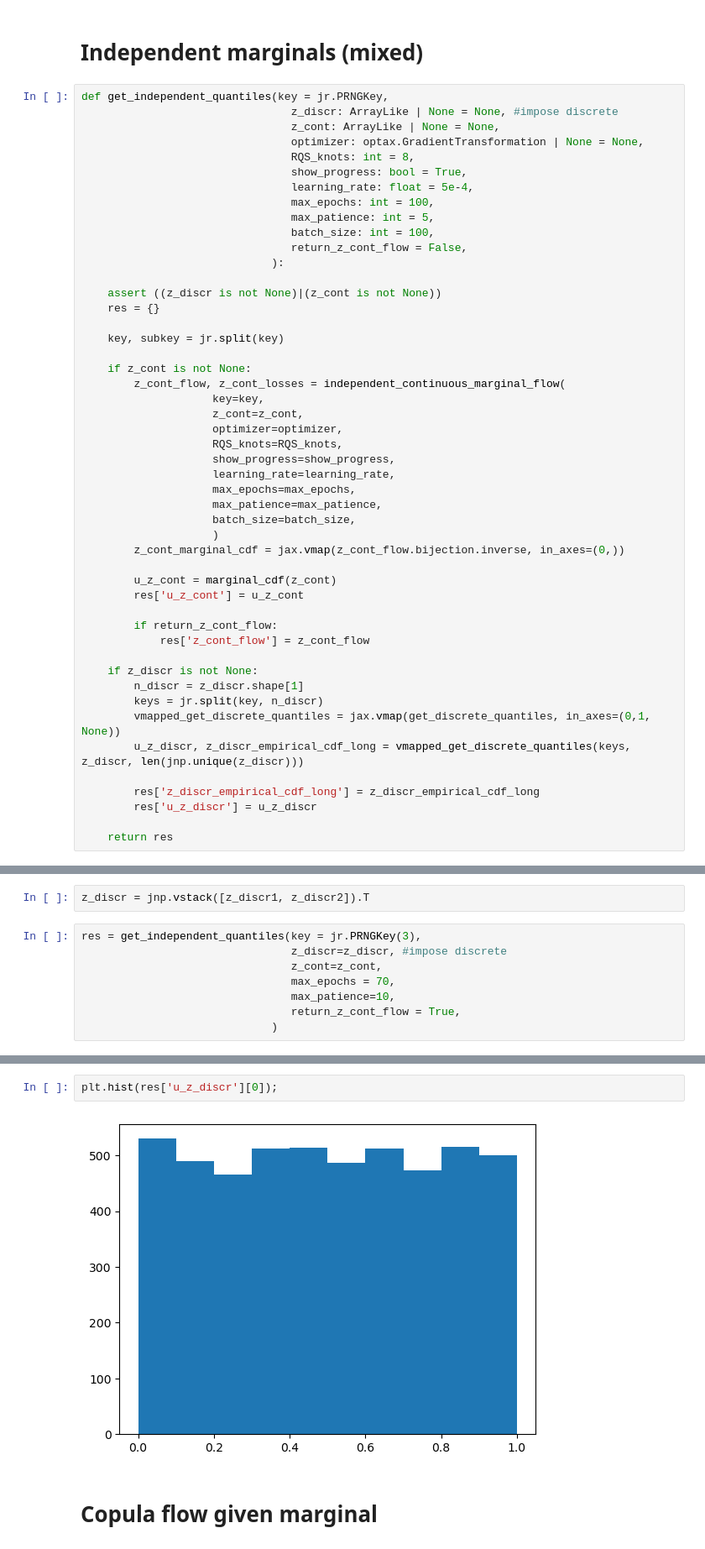
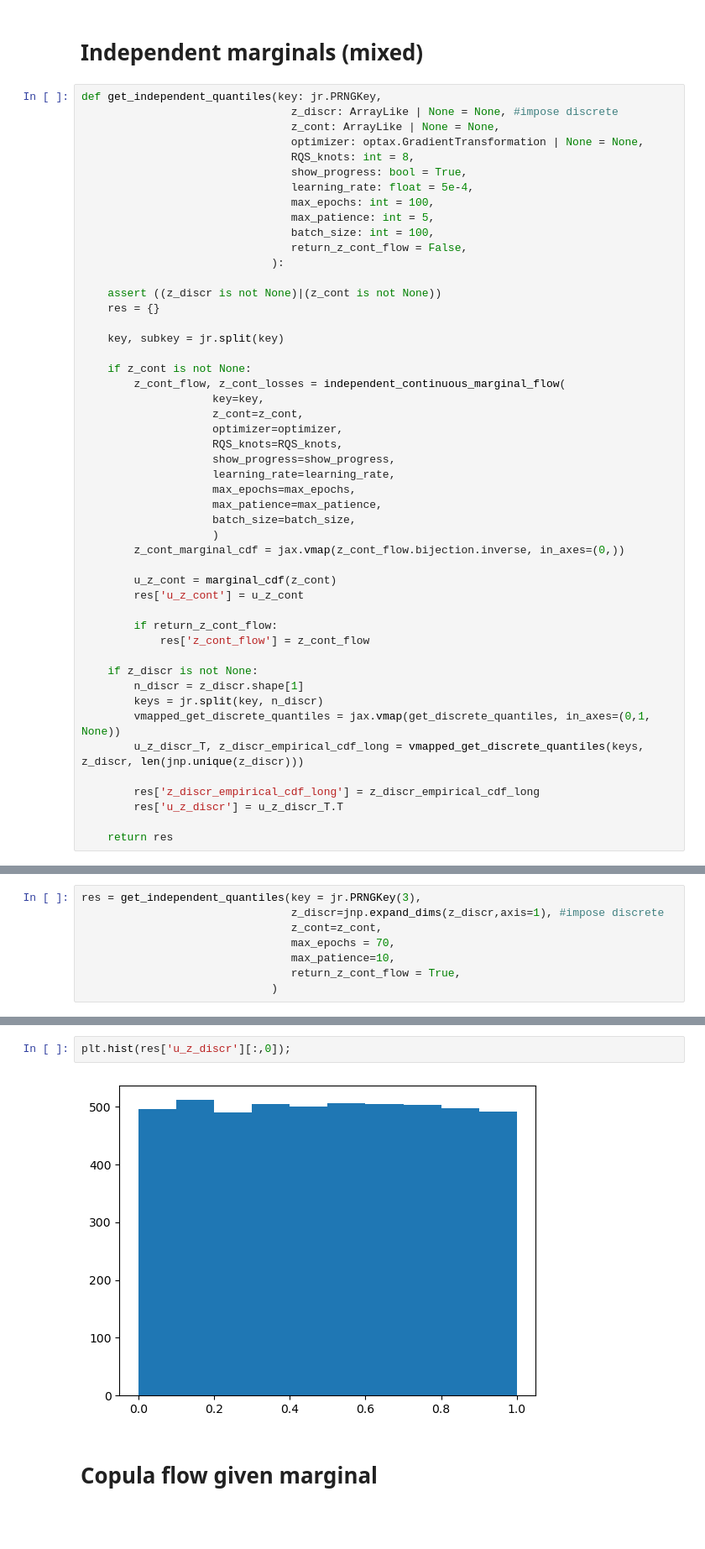
Before and after one commit to llaurabatt/frugal-flows, a Jupyter notebook: clean_playground.ipynb, the cells around one changed output, grey strips where cells are left out. Shown at 84% size. Drawn from its saved outputs; the diff is of its cells as text; blank space fills up the shorter version.

```diff
--- a/clean_playground.ipynb
+++ b/clean_playground.ipynb
@@ -193,7 +194,7 @@ plt.hist(u_z_discr);
 # %% [markdown]
 # Independent marginals (mixed)
 # %%
-def get_independent_quantiles(key = jr.PRNGKey,
+def get_independent_quantiles(key: jr.PRNGKey,
                                 z_discr: ArrayLike | None = None, #impose discrete
                                 z_cont: ArrayLike | None = None,
                                 optimizer: optax.GradientTransformation | None = None,
@@ -235,10 +236,10 @@ def get_independent_quantiles(key = jr.PRNGKey,
         n_discr = z_discr.shape[1]
         keys = jr.split(key, n_discr)
         vmapped_get_discrete_quantiles = jax.vmap(get_discrete_quantiles, in_axes=(0,1, None))
-        u_z_discr, z_discr_empirical_cdf_long = vmapped_get_discrete_quantiles(keys, z_discr, len(jnp.unique(z_discr)))
+        u_z_discr_T, z_discr_empirical_cdf_long = vmapped_get_discrete_quantiles(keys, z_discr, len(jnp.unique(z_discr)))
 
         res['z_discr_empirical_cdf_long'] = z_discr_empirical_cdf_long
-        res['u_z_discr'] = u_z_discr
+        res['u_z_discr'] = u_z_discr_T.T
 
     return res
 # %%
@@ -255,8 +250,6 @@ z_discr2 = jr.categorical(jr.PRNGKey(998), logits=jnp.array([jnp.log(logit_args[
-# %%
-z_discr = jnp.vstack([z_discr1, z_discr2]).T
 # %%
 res = get_independent_quantiles(key = jr.PRNGKey(3),
-                                z_discr=z_discr, #impose discrete
+                                z_discr=jnp.expand_dims(z_discr,axis=1), #impose discrete
                                 z_cont=z_cont,
                                 max_epochs = 70,
                                 max_patience=10,
@@ -272,7 +266,7 @@ Array([[0.229     , 0.5572    , 1.        , 1.        , 1.        ,
 # %%
-plt.hist(res['u_z_discr'][0]);
+plt.hist(res['u_z_discr'][:,0]);
 # %% [output]
-[figure, old version]
+[figure, new version]
 # %% [markdown]
 # Copula flow given marginal
 # %%
```
Also changed, not shown: parts of 62 cells of this notebook, 1 other file.
